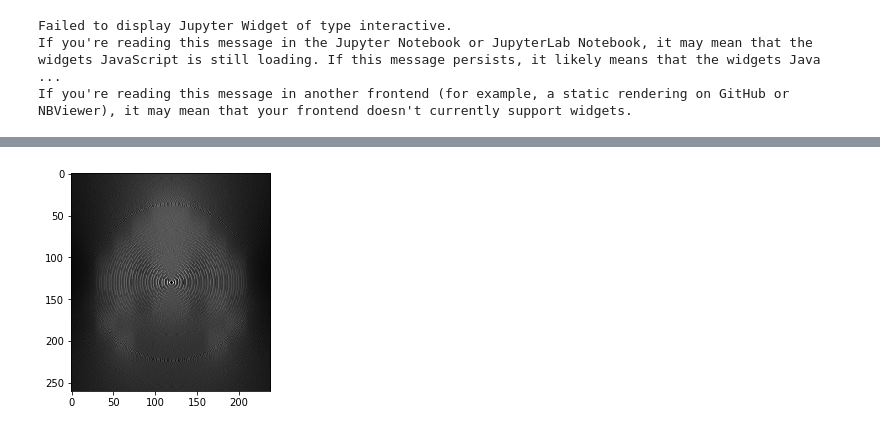
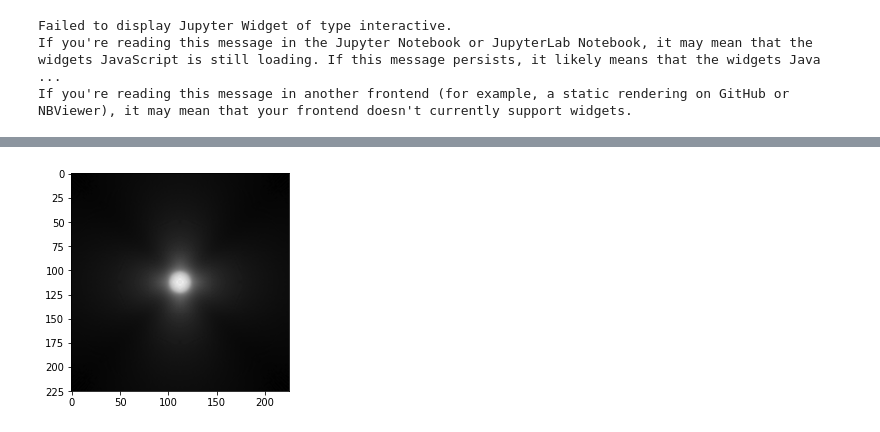
Before and after one commit to mlynarzsrem/IWM, a Jupyter notebook: Symultor tomografu/tomograf.ipynb, the cells around one changed output, grey strips where cells are left out. Cells and saved outputs as stored; diff of their text form; code cells hidden in the pictures.

```diff
--- a/Symultor tomografu/tomograf.ipynb
+++ b/Symultor tomografu/tomograf.ipynb
@@ -12,7 +12,7 @@ from matplotlib.lines import Line2D
 import ipywidgets as widgets
 # %%
 # Load an color image in grayscale
-img = cv2.imread('test2.jpg',0)
+img = cv2.imread('dot2.png',0)
 img =255- img
 plt.imshow(img,cmap='gray')
 plt.show()
@@ -25,7 +25,7 @@ def getBegining(x0,y0,radius,angle_rad):
     beginX = x0 + radius*math.sin(angle_rad)
     beginY= y0 +radius*math.cos(angle_rad)
     return beginX,beginY
-def getEndPoint2(x0,y0,alpha,angle,radius,subst=0):
+def getEndPoint(x0,y0,alpha,angle,radius,subst=0):
     angle_rad= getRadians(angle + 180 + alpha - subst)
     X = x0 + radius*math.sin(angle_rad)
     Y= y0 +radius*math.cos(angle_rad)
@@ -100,6 +146,6 @@ def getSum(img,line):
 # %%
 def drawSinogram(n,l_angle):
-    sinogram =np.zeros(shape=(365,n))
+    sinogram =np.zeros(shape=(360,n))
     x0 = math.floor(img.shape[0]/2)
     y0 = math.floor(img.shape[1]/2)
     radius = (img.shape[0]*math.sqrt(2))/2
@@ -110,6 +156,6 @@ def drawSinogram(n,l_angle):
     plt.imshow(sinogram,cmap='gray')
     plt.show()
     return sinogram
-sg =drawSinogram(100,100)
+sg =drawSinogram(360,100)
 #interact(drawSinogram,n=(1,100),l_angle=(0,179));
 # %% [output]
@@ -120,16 +166,40 @@ def drawLineOnImage(image,line,value):
     yDim = img.shape[1]
     a = line[0]
     b = line[1]
-    for x in range(xDim):
-        yValue = a*x + b
-        yDown = math.floor(yValue)
-        yUp = math.ceil(yValue)
-        if(abs(yValue-yUp)>abs(yValue-yDown)):
-            if(0<=yDown<yDim):
-                image[x,yDown] += value
+    if isinstance(line, str):
+        xValue = float(line)
+        xLeft = math.floor(xValue)
+        xRight = math.ceil(xValue)
+        if(abs(xValue-xRight)>abs(xValue-xLeft)):
+            xValue = xLeft
         else:
-            if(0<=yUp<yDim):
-                image[x,yUp] +=value
+            xValue = xRight
+        for y in range(yDim):
+            image[xValue,y] += value
+        return image
+    if(-1 <= a <= 1):
+        for x in range(xDim):
+            yValue = a*x + b
+            yDown = math.floor(yValue)
+            yUp = math.ceil(yValue)
+            if(abs(yValue-yUp)>abs(yValue-yDown)):
+                if(0<=yDown<yDim):
+                    image[x,yDown] += value
+            else:
+                if(0<=yUp<yDim):
+                    image[x,yUp] +=value
+    else:
+        for y in range(yDim):
+            xValue = (y - b) / a
+            xLeft = math.floor(xValue)
+            xRight = math.ceil(xValue)
+            if(abs(xValue-xRight)>abs(xValue-xLeft)):
+                if(0<=xLeft<xDim):
+                    image[xLeft,y] += value
+            else:
+                if(0<=xRight<xDim):
+                    image[xRight,y] += value
+
     return image
 def getImageFromSinogram(sinogram,n,l_angle):
     x0 = math.floor(img.shape[0]/2)
@@ -142,8 +212,11 @@ def getImageFromSinogram(sinogram,n,l_angle):
             outputImage = drawLineOnImage(outputImage,lines[y],sinogram[alpha,y])
     outputImage[outputImage<256]=0
     outputImage = np.divide(outputImage,np.amax(outputImage))*255
+    outputImage = cv2.GaussianBlur(outputImage,(3,3),0)
+    outputImage = np.divide(outputImage,np.amax(outputImage))*255
+
     print(outputImage)
     plt.imshow(outputImage,cmap='gray')
     plt.show()
-getImageFromSinogram(sg,100,100)
+getImageFromSinogram(sg,360,100)
 # %% [output]
@@ -163 +236 @@ getImageFromSinogram(sg,100,100)
-[figure, old version]
+[figure, new version]
```
Also changed, not shown: parts of 5 cells of this notebook, 5 other files.
